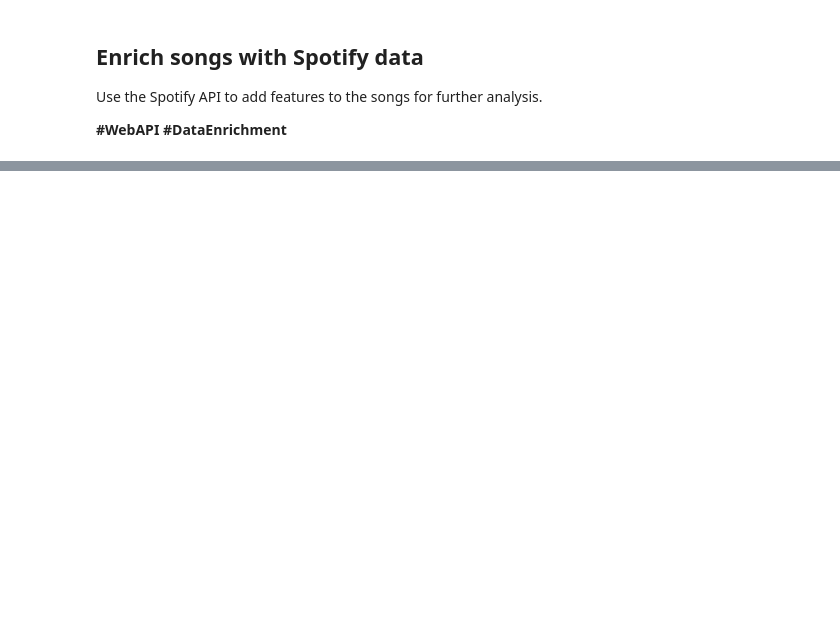
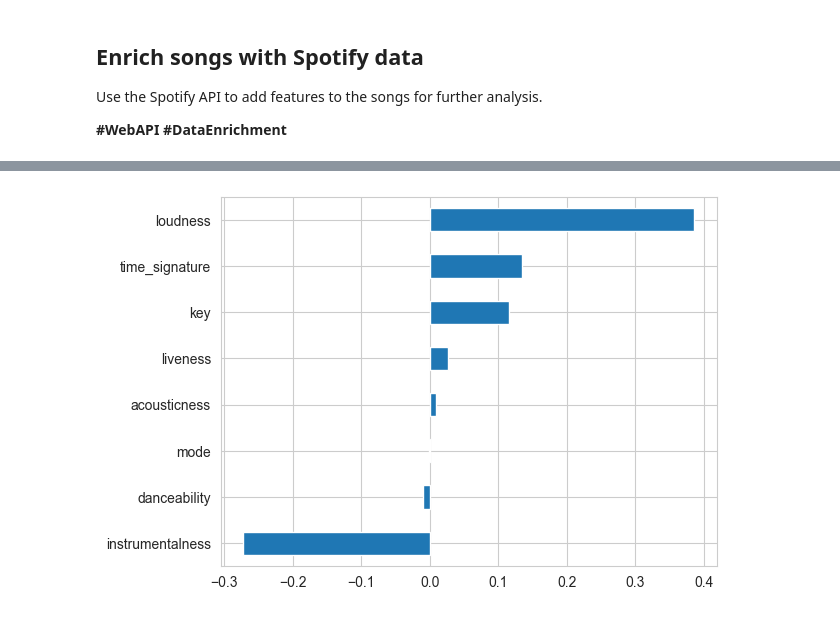
Before and after one commit to Sallydw/spotify_playlist_analysis, a Jupyter notebook: exploratory_analysis.ipynb, the cells around one changed output, grey strips where cells are left out. Drawn from its saved outputs; the diff is of its cells as text; code cells hidden in the pictures; blank space fills up the shorter version.

```diff
--- a/exploratory_analysis.ipynb
+++ b/exploratory_analysis.ipynb
@@ -131,0 +175,7 @@ plt.show()
+# %%
+# Create a correlation matrix to see how the features correlate with popularity
+correl = X.apply(lambda x: spearmanr(x, y)[0])
+correl.sort_values().plot.barh();
+X_features=X[['loudness','time_signature','key','liveness','instrumentalness']]
+# %% [output]
+[figure, added]
```
Also changed, not shown: parts of 22 cells of this notebook.
